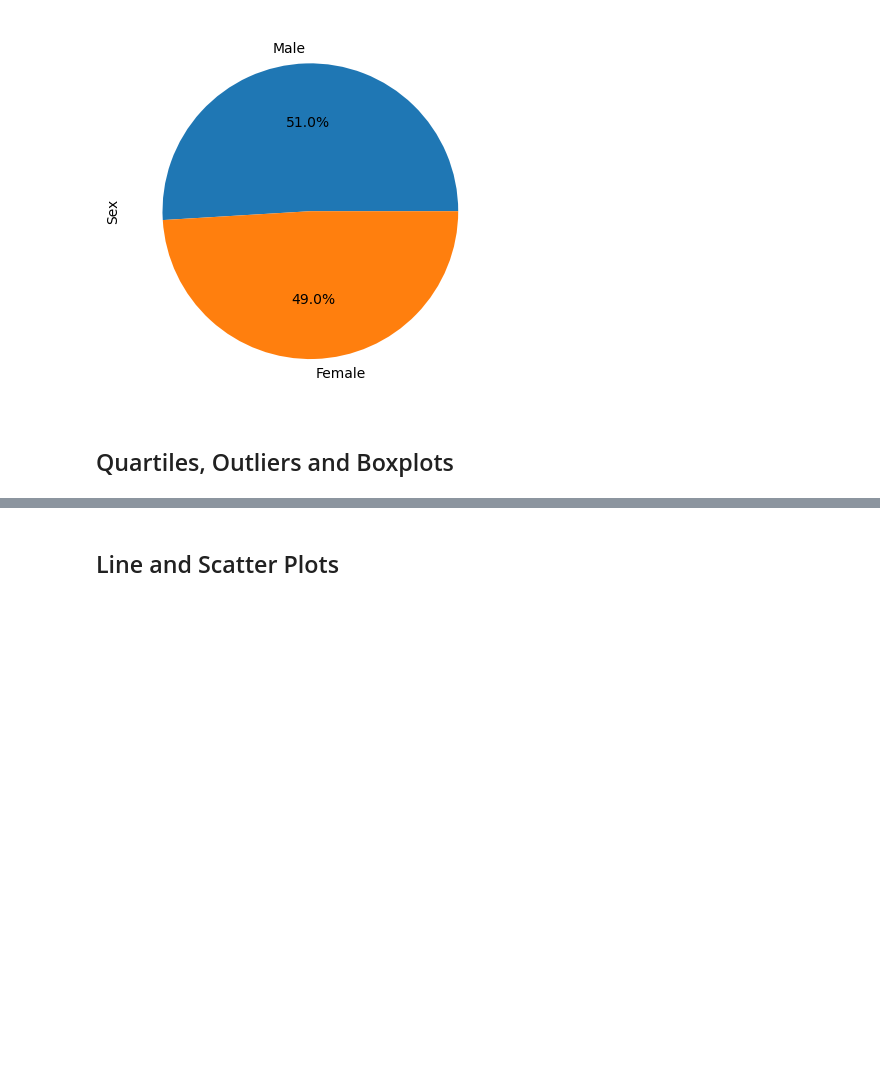
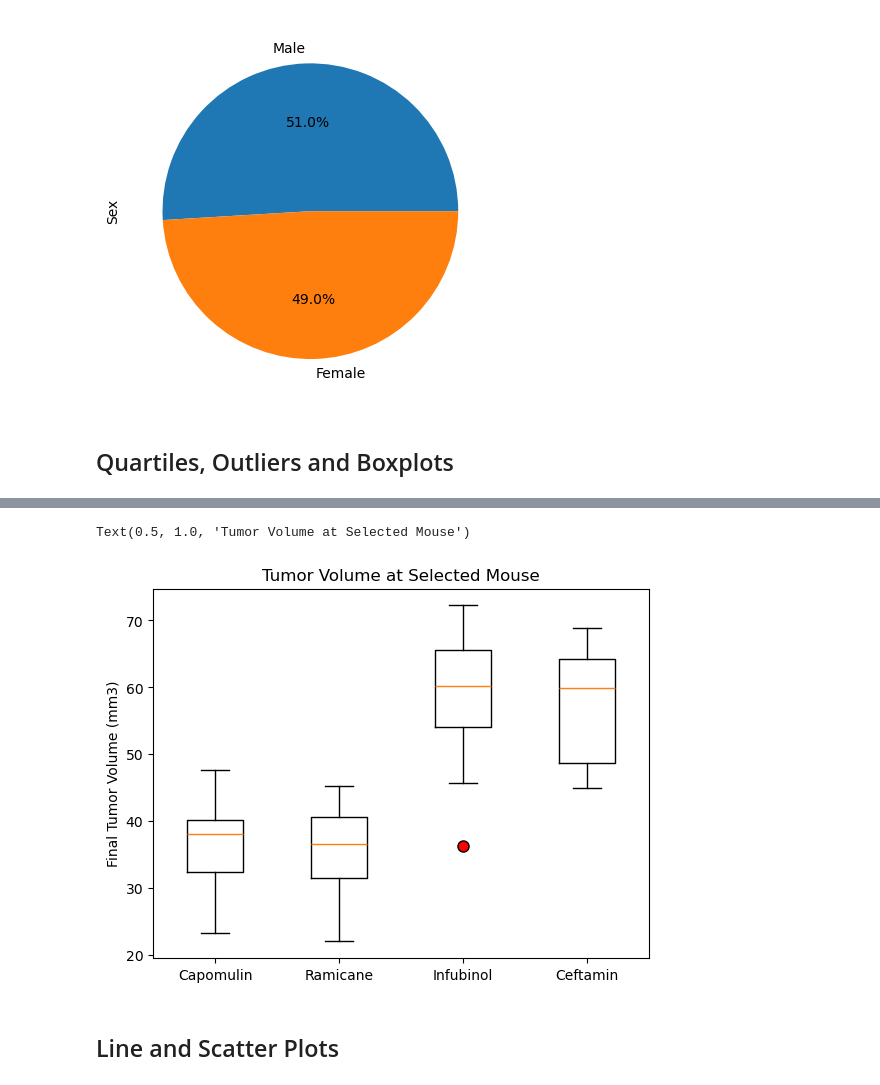
Before and after one commit to rachelschoen/Pymaceuticals, a Jupyter notebook: pymaceuticals_starter.ipynb, the cells around one changed output, grey strips where cells are left out. Drawn from its saved outputs; the diff is of its cells as text; code cells hidden in the pictures; blank space fills up the shorter version.

```diff
--- a/pymaceuticals_starter.ipynb
+++ b/pymaceuticals_starter.ipynb
@@ -229,2 +252,41 @@ plt.show()
+# %%
+# I couldn't figure out how to make the drug_values list work with the box plot, so I went for a function instead.
+
+# Getting the last (greatest) timepoint for each mouse
+mouse_timepoint = mouse_study.groupby(["Mouse ID"]).max()
+mouse_timepoint_reset = mouse_timepoint.reset_index()
+
+# Merging this group df with the original DataFrame to get the tumor volume at the last timepoint
+timepoint_merged_data_frame = mouse_timepoint_reset[['Mouse ID','Timepoint']].\
+    merge(mouse_study,on=['Mouse ID','Timepoint'],how="left")
+
+# Putting treatments into a list for for loop (and later for plot labels)
+def outliers(regimen):
+    regimen_data = timepoint_merged_data_frame.loc[timepoint_merged_data_frame["Drug Regimen"] == regimen]['Tumor Volume (mm3)']
+
+    quartiles = regimen_data.quantile([.25,.5,.75])
+    quart_first = quartiles[0.25]
+    quart_last = quartiles[0.75]
+    quart_range = quart_last - quart_first
+    lower_bound = quart_first - (1.5 * quart_range)
+    upper_bound = quart_last + (1.5 * quart_range)
+
+# Determining outliers using upper and lower bounds
+    outliers = regimen_data.loc[(regimen_data < lower_bound) | (regimen_data > upper_bound)]
+    return regimen_data
+
+cap = outliers("Capomulin")
+ram = outliers("Ramicane")
+inf = outliers("Infubinol")
+ceft = outliers("Ceftamin")
+
+
+red_point = dict(markerfacecolor = "red", markersize=8)
+plt.boxplot([cap, ram, inf, ceft],labels=['Capomulin','Ramicane','Infubinol','Ceftamin'],flierprops= red_point)
+plt.ylabel('Final Tumor Volume (mm3)')
+plt.title('Tumor Volume at Selected Mouse')
+# %% [output]
+Text(0.5, 1.0, 'Tumor Volume at Selected Mouse')
+[figure, added]
 # %% [markdown]
 ## Line and Scatter Plots
```
Also changed, not shown: parts of 13 cells of this notebook.
